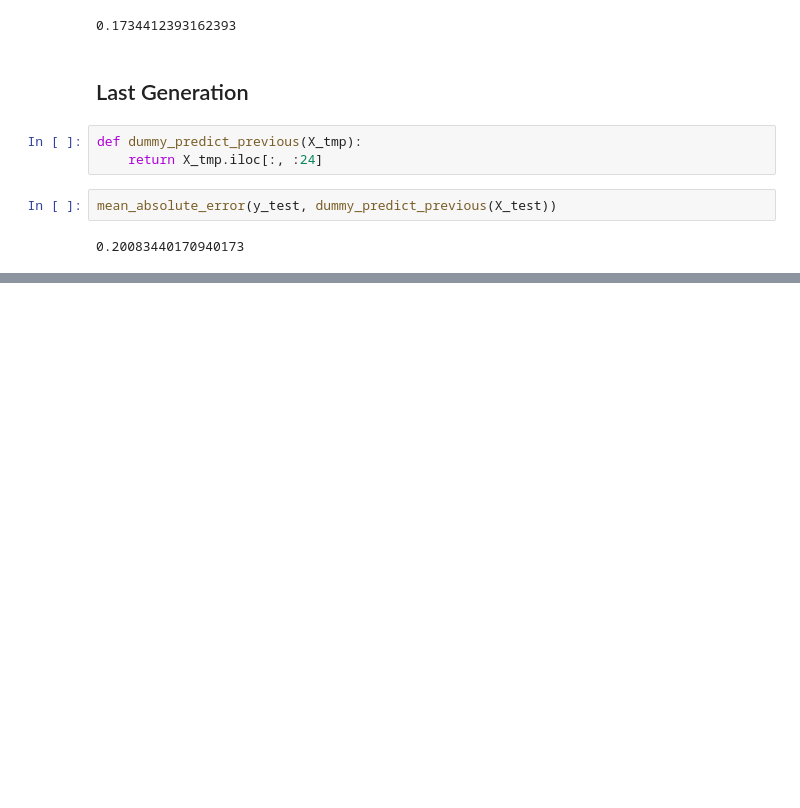
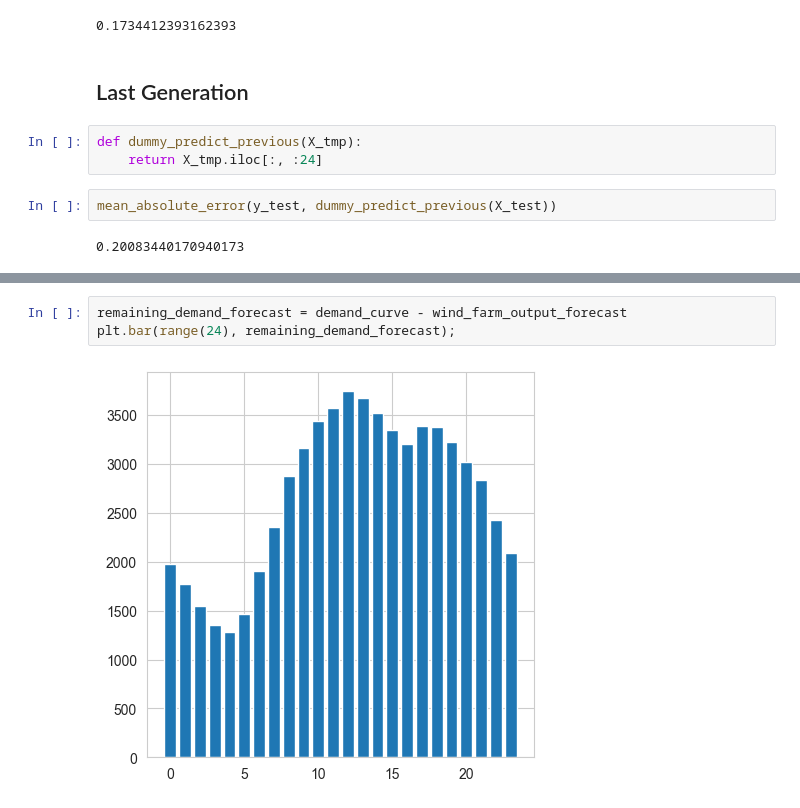
Before and after one commit to KarelMacek/zephyros, a Jupyter notebook: my_notebook.ipynb, the cells around one changed output, grey strips where cells are left out. Saved outputs shown, nothing was run; the diff lists cells and outputs as text; blank space fills up the shorter version.

```diff
--- a/my_notebook.ipynb
+++ b/my_notebook.ipynb
@@ -1572,0 +1600,5 @@ mean_absolute_error(y_test, dummy_predict_previous(X_test))
+# %%
+remaining_demand_forecast = demand_curve - wind_farm_output_forecast
+plt.bar(range(24), remaining_demand_forecast);
+# %% [output]
+[figure, added]
```
Also changed, not shown: parts of 21 cells of this notebook.
